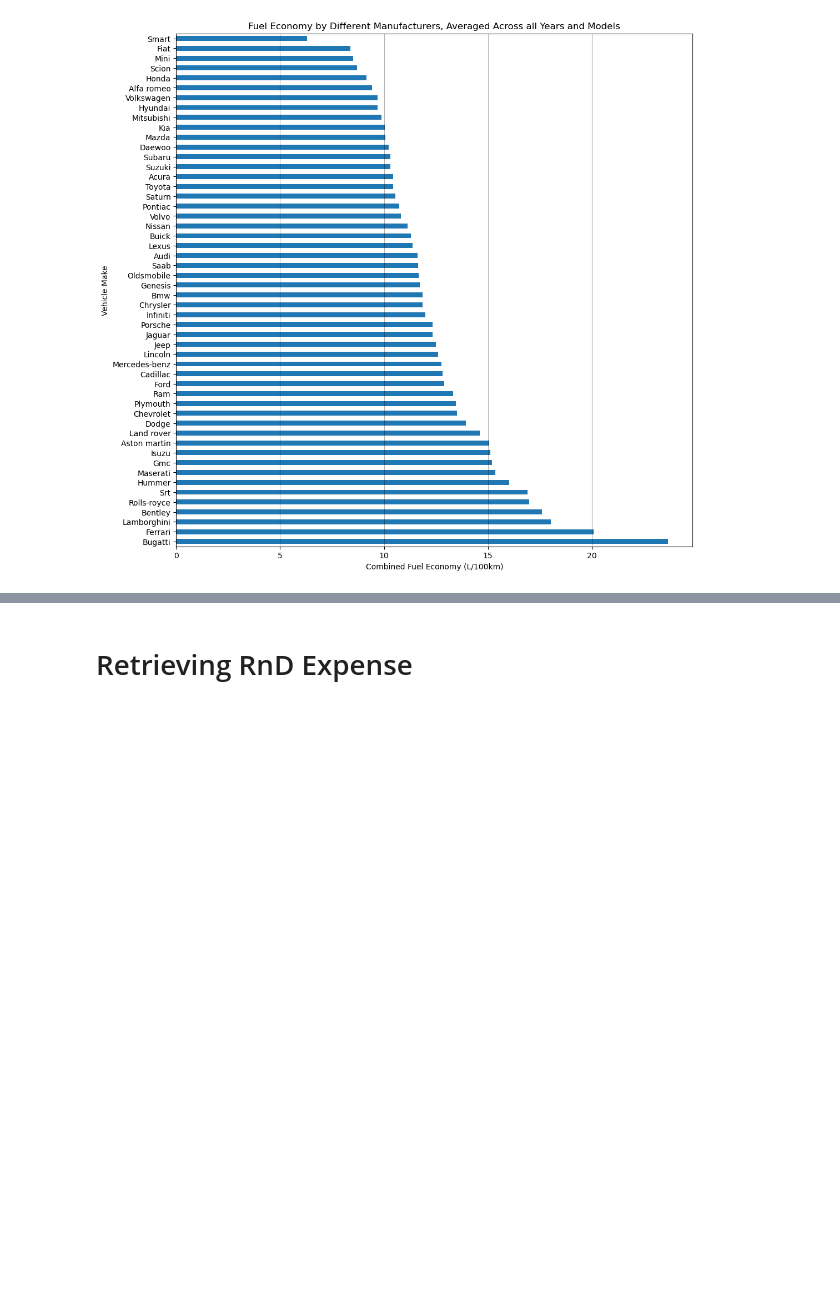
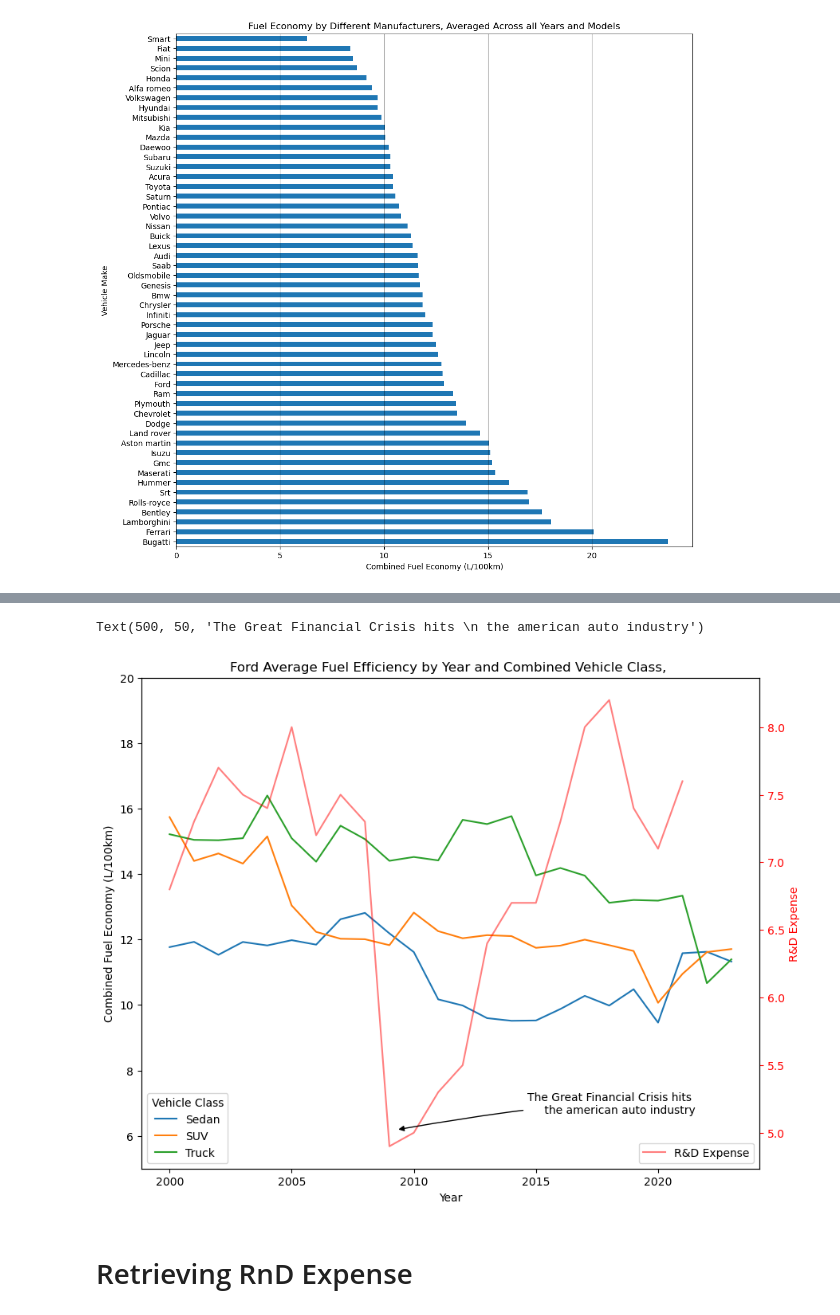
Before and after one commit to alexproskiw/Fuel-Efficiency-of-Canadian-Vehicles-Trends-and-Predictions, a Jupyter notebook: ECON323 Final Project.ipynb, the cells around one changed output, grey strips where cells are left out. Cells and saved outputs as stored; diff of their text form; code cells hidden in the pictures; blank space fills up the shorter version.

Commit message:
fixed up the fuel cons + rnd plot

```diff
--- a/ECON323 Final Project.ipynb
+++ b/ECON323 Final Project.ipynb
@@ -417,3 +401,28 @@ ax_rnd.legend(handles, labels, title="R&D Expense", loc='lower right') #not work
+# %%
+fig, ax = plt.subplots(figsize=(10,8))
+
+ford_grouped_dataset[['Sedan', 'SUV', 'Truck']].plot.line(ax=ax)
+ax.set_xlabel("Year")
+ax.set_ylabel("Combined Fuel Economy (L/100km)")
+ax.set_ylim(5, 20)
+ax.set_title("Ford Average Fuel Efficiency by Year and Combined Vehicle Class, ")
+handles, labels = ax.get_legend_handles_labels()
+ax.legend(handles, labels, title="Vehicle Class", loc='lower left')
+
+ax_rnd = ax.twinx()
+ax_rnd = ford_grouped_dataset['R&D Expense'].plot.line(color='red', alpha=0.5)
+ax_rnd.set_ylabel('R&D Expense', color='r')
+ax_rnd.tick_params(colors='r')
+handles, labels = ax_rnd.get_legend_handles_labels()
+ax_rnd.legend(handles, labels, loc='lower right')
+ax_rnd.annotate("The Great Financial Crisis hits \n the american auto industry", xy=(230, 35),
+                xycoords='axes points', xytext=(500, 50), annotation_clip=False,
+                horizontalalignment="right", arrowprops={
+                    "arrowstyle": "-|>", "connectionstyle": "angle3,angleA=0,angleB=10", "color": "black"},
+                fontsize=10)
+# %% [output]
+Text(500, 50, 'The Great Financial Crisis hits \n the american auto industry')
+[figure, added]
 # %% [markdown]
 # Retrieving RnD Expense
 # %%
```
Also changed, not shown: parts of 22 cells of this notebook.
